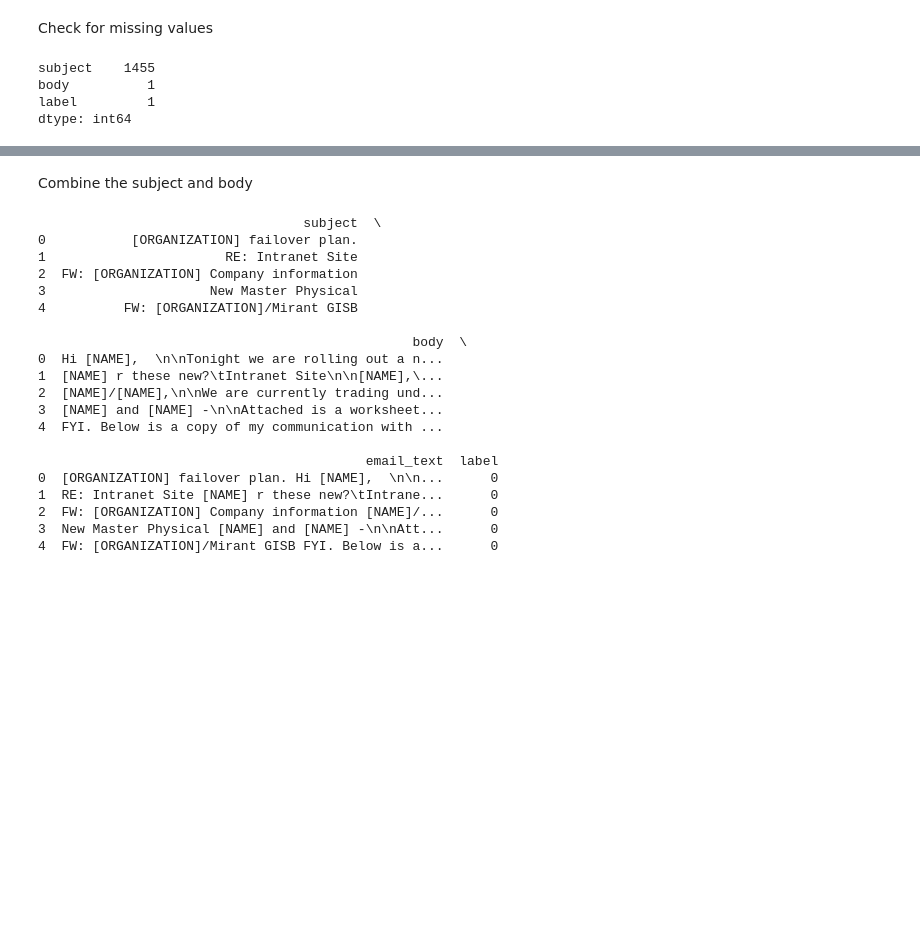
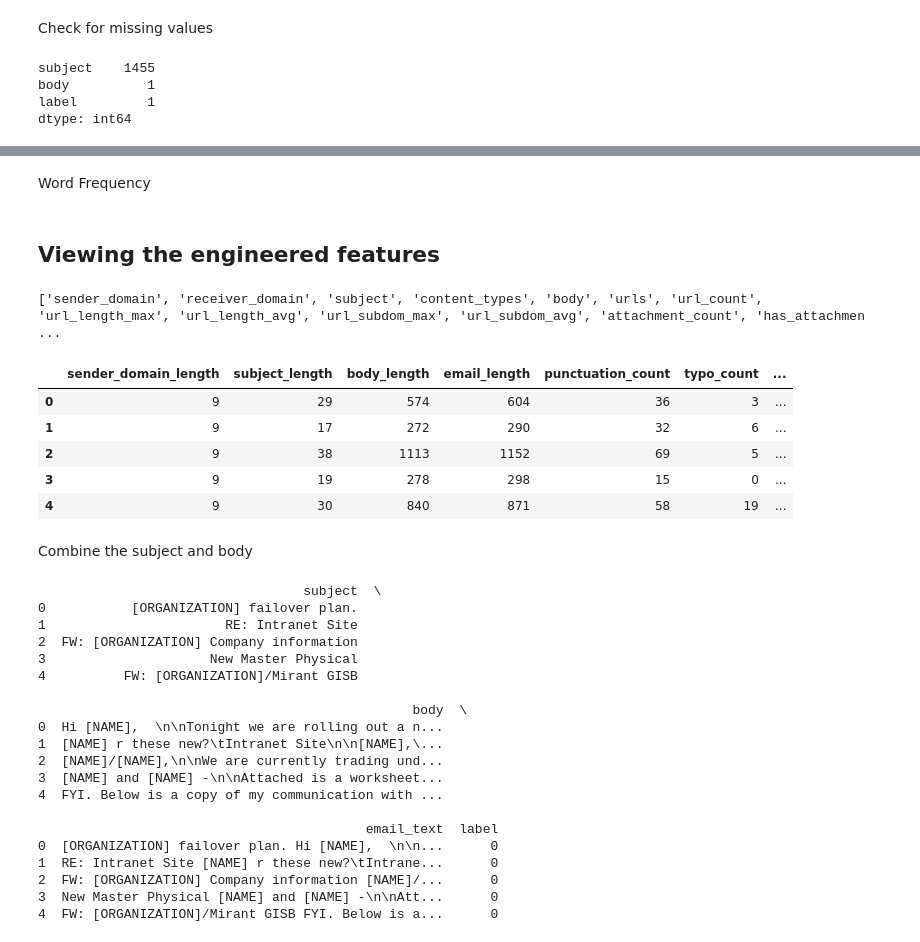
Before and after one commit to dhruvidarji1/Phishing-Email-Prediction-Models, a Jupyter notebook: MultinomialNaiveBayes.ipynb, the cells around one changed output, grey strips where cells are left out. Drawn from its saved outputs; the diff is of its cells as text; code cells hidden in the pictures; blank space fills up the shorter version.

```diff
--- a/MultinomialNaiveBayes.ipynb
+++ b/MultinomialNaiveBayes.ipynb
@@ -104,0 +156,2 @@ df["label"] = df["label"].astype(int)
+# %%
+df["email_length"] = df["email_text"].str.len()
@@ -104,0 +173,57 @@ df["label"] = df["label"].astype(int)
+# %%
+from spellchecker import SpellChecker
+from functools import lru_cache
+import re
+
+spell = SpellChecker()
+
+@lru_cache(maxsize=100000)
+def is_unknown(word):
+    return word in spell.unknown([word])
+
+def typo_count(text):
+    words = re.findall(r"[a-zA-Z]+", str(text).lower())
+    return sum(is_unknown(w) for w in words)
+
+df["typo_count"] = df["email_text"].apply(typo_count)
+# %% [markdown]
+Word Frequency
+# %%
+from collections import Counter
+def most_common_frequency(text):
+  words = text.lower().split()
+
+  if len(words) == 0:
+    return 0
+
+  counts = Counter(words)
+  return counts.most_common(1)[0][1]
+
+df["word_frequency"] = (
+  df["email_text"]
+  .fillna("")
+  .apply(most_common_frequency)
+)
+# %% [markdown]
+## Viewing the engineered features
+# %%
+print(df.columns.tolist())
+# %% [output]
+['sender_domain', 'receiver_domain', 'subject', 'content_types', 'body', 'urls', 'url_count', 'url_length_max', 'url_length_avg', 'url_subdom_max', 'url_subdom_avg', 'attachment_count', 'has_attachmen ...
+# %%
+df[[
+    "sender_domain_length",
+    "subject_length",
+    "body_length",
+    "email_length",
+    "punctuation_count",
+    "typo_count",
+    "word_frequency"
+]].head()
+# %% [output]
+|  | sender_domain_length | subject_length | body_length | email_length | punctuation_count | typo_count | ... |
+| 0 | 9 | 29 | 574 | 604 | 36 | 3 | ... |
+| 1 | 9 | 17 | 272 | 290 | 32 | 6 | ... |
+| 2 | 9 | 38 | 1113 | 1152 | 69 | 5 | ... |
+| 3 | 9 | 19 | 278 | 298 | 15 | 0 | ... |
+| 4 | 9 | 30 | 840 | 871 | 58 | 19 | ... |
```
Also changed, not shown: parts of 28 cells of this notebook.
